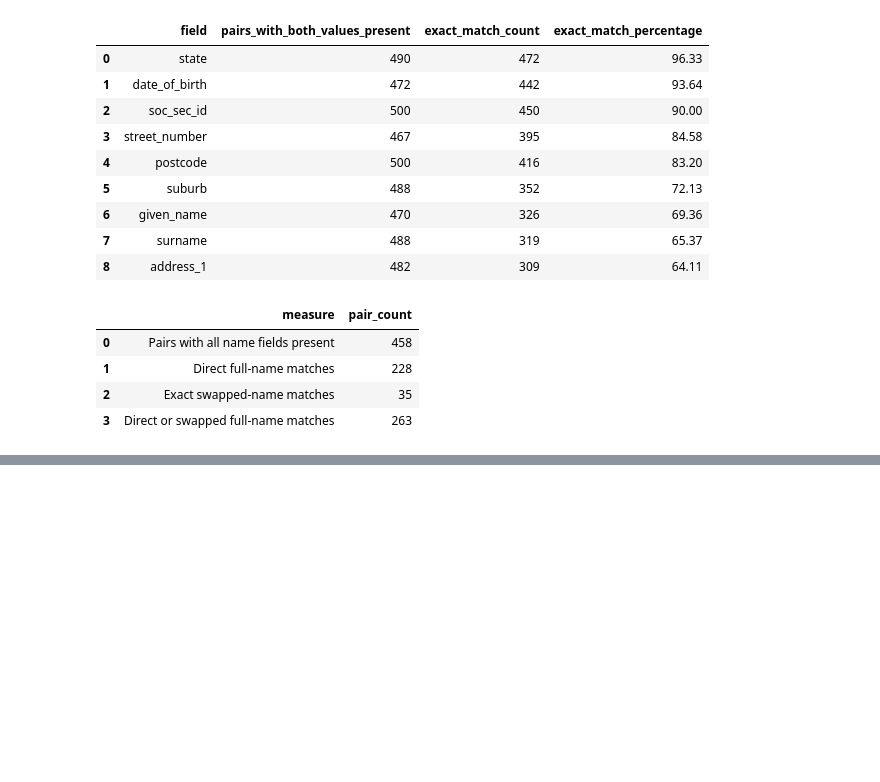
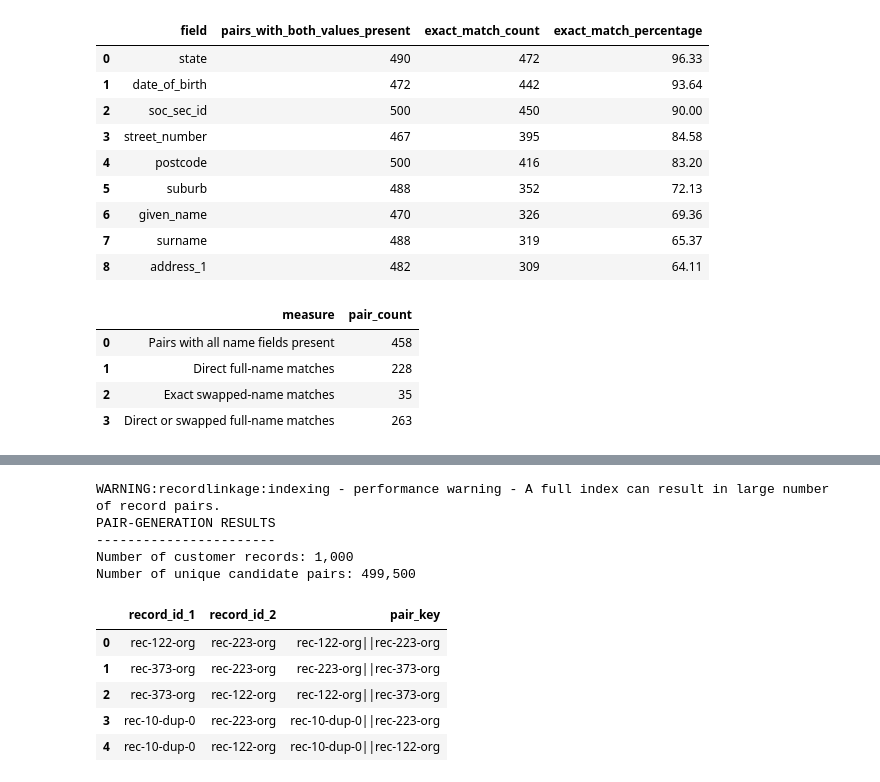
Before and after one commit to WaleBalogunK/Repository-name-entity-resolution-golden-record-lab, a Jupyter notebook: notebooks/01_data_acquisition_and_initial_audit.ipynb, the cells around one changed output, grey strips where cells are left out. Saved outputs shown, nothing was run; the diff lists cells and outputs as text; code cells hidden in the pictures; blank space fills up the shorter version.

```diff
--- a/notebooks/01_data_acquisition_and_initial_audit.ipynb
+++ b/notebooks/01_data_acquisition_and_initial_audit.ipynb
@@ -3334,0 +3378,27 @@ swap_aware_name_summary
+# %%
+import recordlinkage
+
+full_pair_indexer = recordlinkage.Index()
+
+full_pair_indexer.full()
+
+all_candidate_pairs = full_pair_indexer.index(
+    febrl_records
+)
+
+print("PAIR-GENERATION RESULTS")
+print("-----------------------")
+print(
+    "Number of customer records: "
+    f"{len(febrl_records):,}"
+)
+print(
+    "Number of unique candidate pairs: "
+    f"{len(all_candidate_pairs):,}"
+)
+# %% [output]
+WARNING:recordlinkage:indexing - performance warning - A full index can result in large number of record pairs.
+PAIR-GENERATION RESULTS
+-----------------------
+Number of customer records: 1,000
+Number of unique candidate pairs: 499,500
@@ -3334,0 +3420,31 @@ swap_aware_name_summary
+# %%
+candidate_pair_labels = (
+    all_candidate_pairs
+    .to_frame(index=False)
+)
+
+candidate_pair_labels.columns = [
+    "record_id_1",
+    "record_id_2"
+]
+
+candidate_pair_labels["pair_key"] = [
+    create_canonical_pair_key(
+        record_id_1,
+        record_id_2
+    )
+    for record_id_1, record_id_2
+    in zip(
+        candidate_pair_labels["record_id_1"],
+        candidate_pair_labels["record_id_2"]
+    )
+]
+
+candidate_pair_labels.head()
+# %% [output]
+|  | record_id_1 | record_id_2 | pair_key |
+| 0 | rec-122-org | rec-223-org | rec-122-org||rec-223-org |
+| 1 | rec-373-org | rec-223-org | rec-223-org||rec-373-org |
+| 2 | rec-373-org | rec-122-org | rec-122-org||rec-373-org |
+| 3 | rec-10-dup-0 | rec-223-org | rec-10-dup-0||rec-223-org |
+| 4 | rec-10-dup-0 | rec-122-org | rec-10-dup-0||rec-122-org |
```
Also changed, not shown: parts of 6 cells of this notebook.
